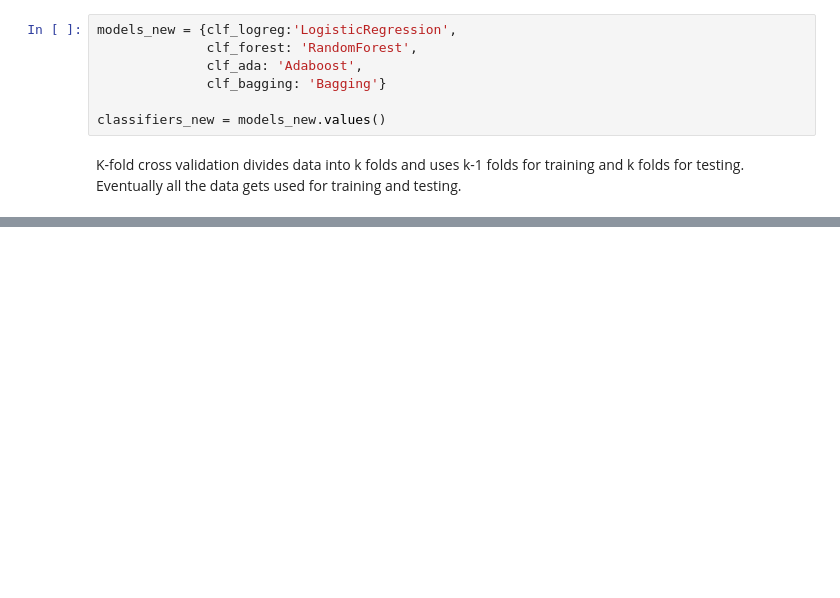
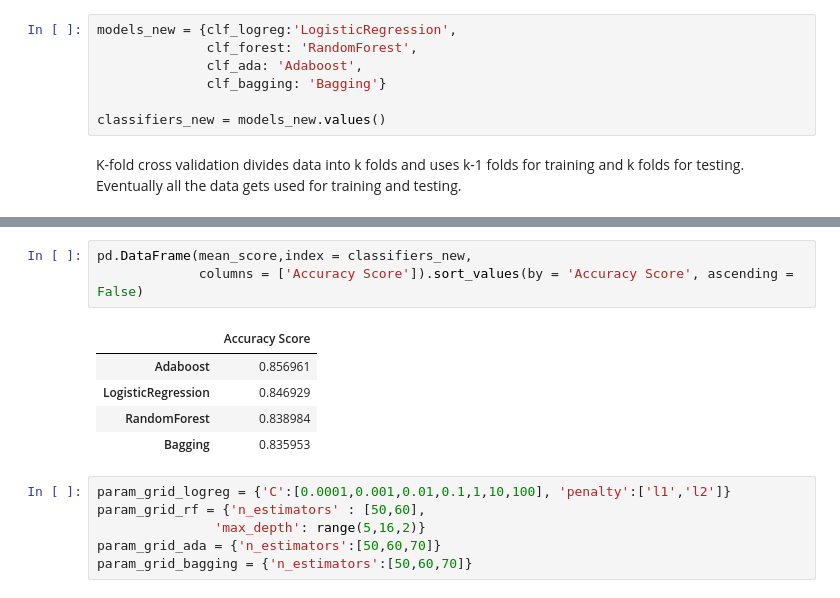
Before and after one commit to katreparitosh/Income-Predictor-Model, a Jupyter notebook: adultcensus1.ipynb, the cells around one changed output, grey strips where cells are left out. Saved outputs shown, nothing was run; the diff lists cells and outputs as text; blank space fills up the shorter version.

```diff
--- a/adultcensus1.ipynb
+++ b/adultcensus1.ipynb
@@ -722,0 +724,15 @@ Time taken to complete training Adaboost model: (hh:mm:ss.ms) 0:00:20.643304
+# %%
+pd.DataFrame(mean_score,index = classifiers_new,
+             columns = ['Accuracy Score']).sort_values(by = 'Accuracy Score', ascending = False)
+# %% [output]
+|  | Accuracy Score |
+| Adaboost | 0.856961 |
+| LogisticRegression | 0.846929 |
+| RandomForest | 0.838984 |
+| Bagging | 0.835953 |
+# %%
+param_grid_logreg = {'C':[0.0001,0.001,0.01,0.1,1,10,100], 'penalty':['l1','l2']}
+param_grid_rf = {'n_estimators' : [50,60],
+               'max_depth': range(5,16,2)}
+param_grid_ada = {'n_estimators':[50,60,70]}
+param_grid_bagging = {'n_estimators':[50,60,70]}
```
Also changed, not shown: parts of 1 cell of this notebook.
